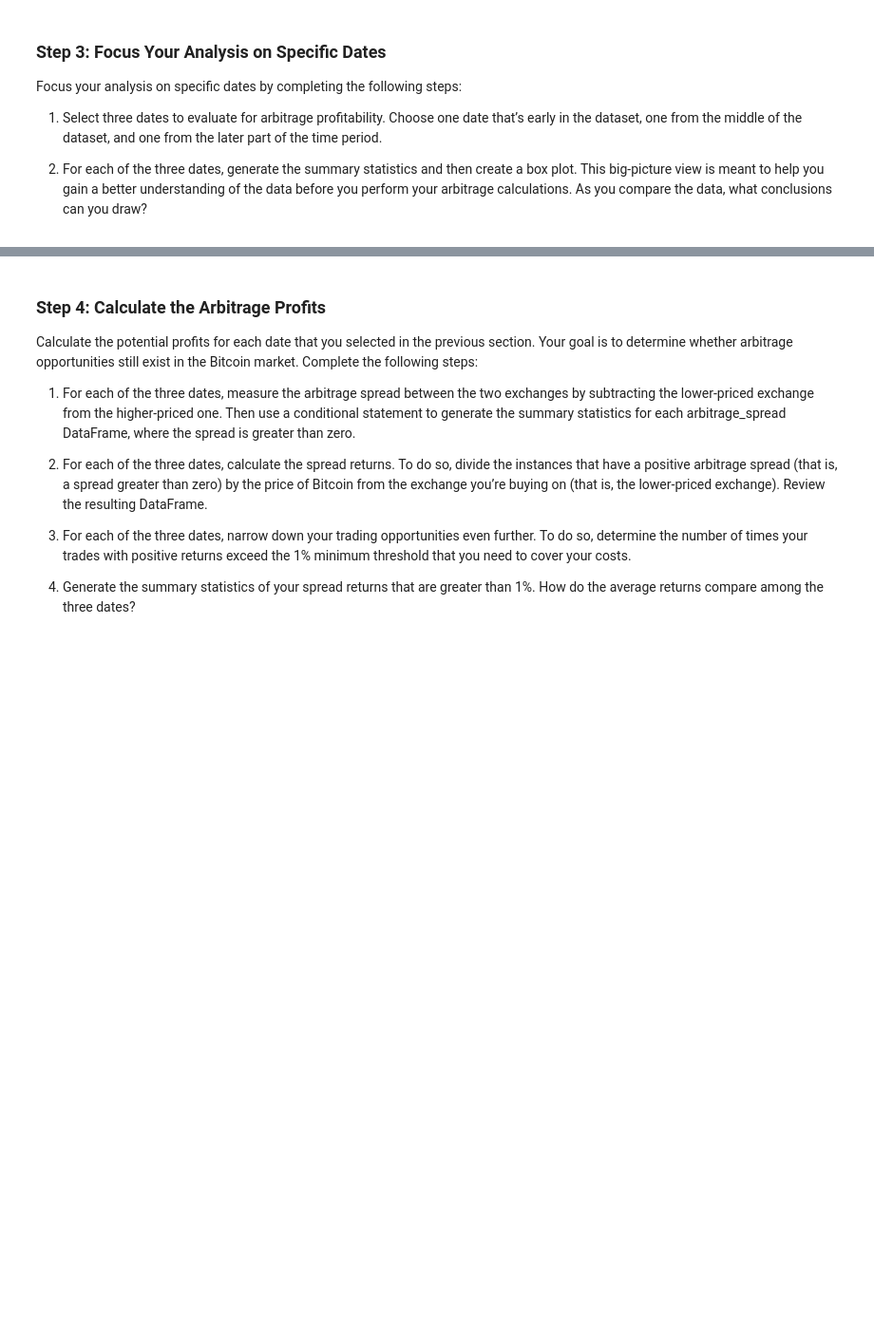
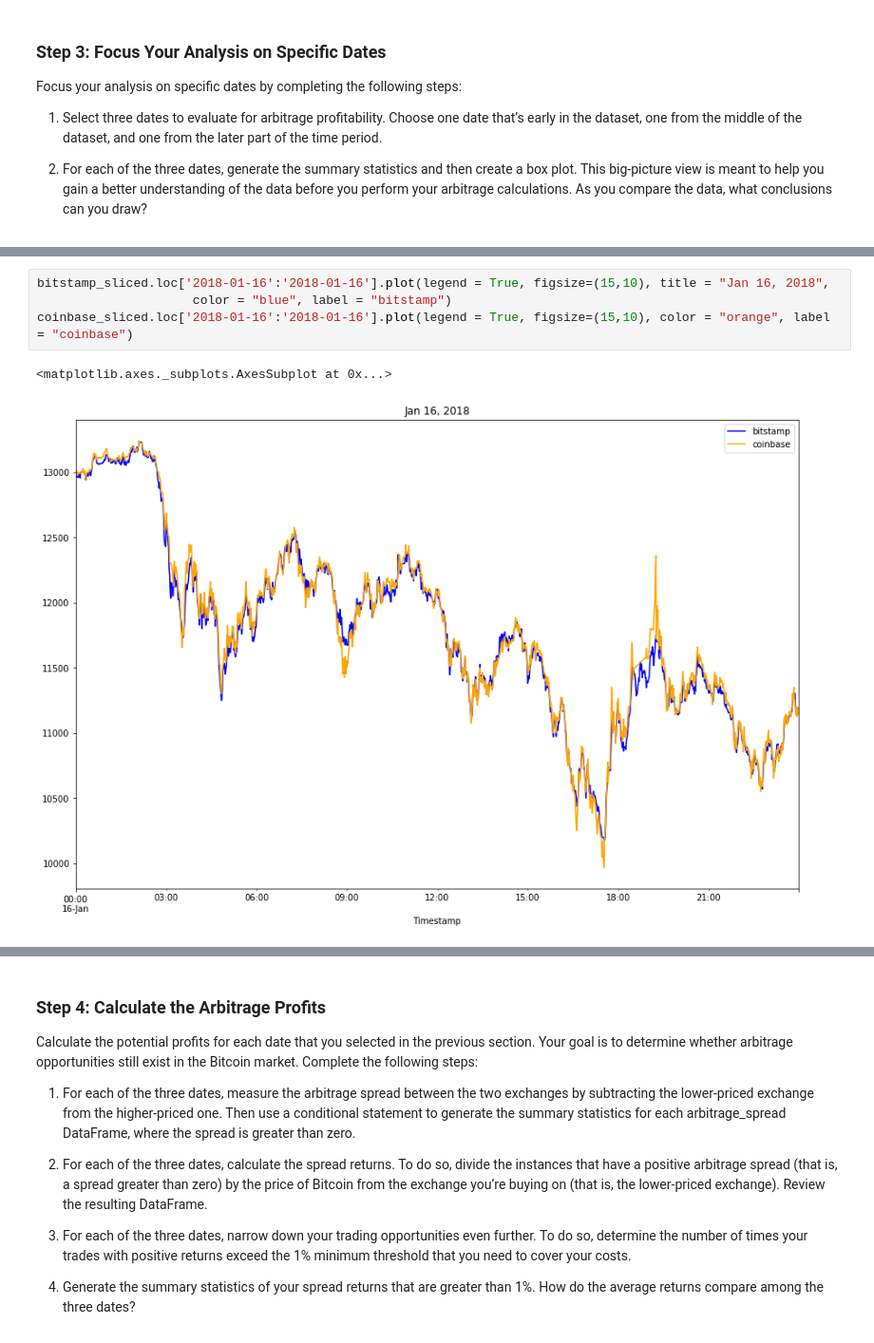
Before and after one commit to KellenCrimson/loan_qualifier_app, a Jupyter notebook: crypto_arbitrage.ipynb, the cells around one changed output, grey strips where cells are left out. Shown at 95% size. Cells and saved outputs as stored; diff of their text form; blank space fills up the shorter version.

```diff
--- a/crypto_arbitrage.ipynb
+++ b/crypto_arbitrage.ipynb
@@ -382,6 +383,13 @@ Focus your analysis on specific dates by completing the following steps:
 # %% [output]
 <AxesSubplot:title={'center':'Jan 16, 2018'}, xlabel='Timestamp'>
 [figure]
+# %%
+bitstamp_sliced.loc['2018-01-16':'2018-01-16'].plot(legend = True, figsize=(15,10), title = "Jan 16, 2018",
+                     color = "blue", label = "bitstamp")
+coinbase_sliced.loc['2018-01-16':'2018-01-16'].plot(legend = True, figsize=(15,10), color = "orange", label = "coinbase")
+# %% [output]
+<matplotlib.axes._subplots.AxesSubplot at 0x...>
+[figure, added]
 # %%
 # Using the early date that you have selected, calculate the arbitrage spread
 # by subtracting the bitstamp lower closing prices from the coinbase higher closing prices
```
Also changed, not shown: parts of 21 cells of this notebook, 1 other file.
